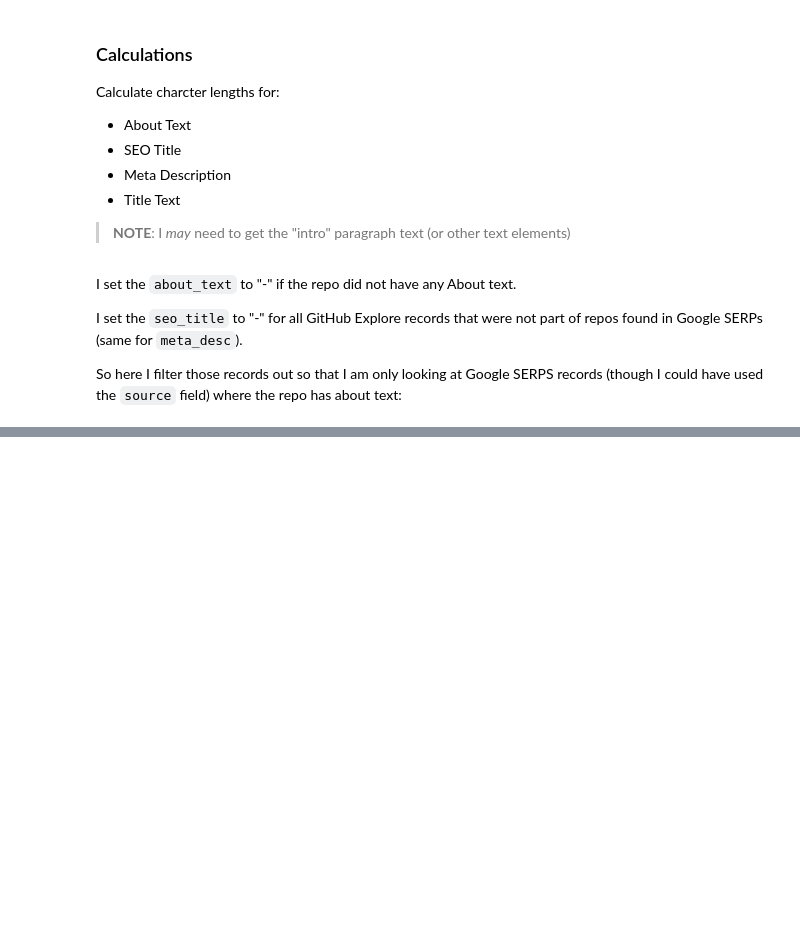
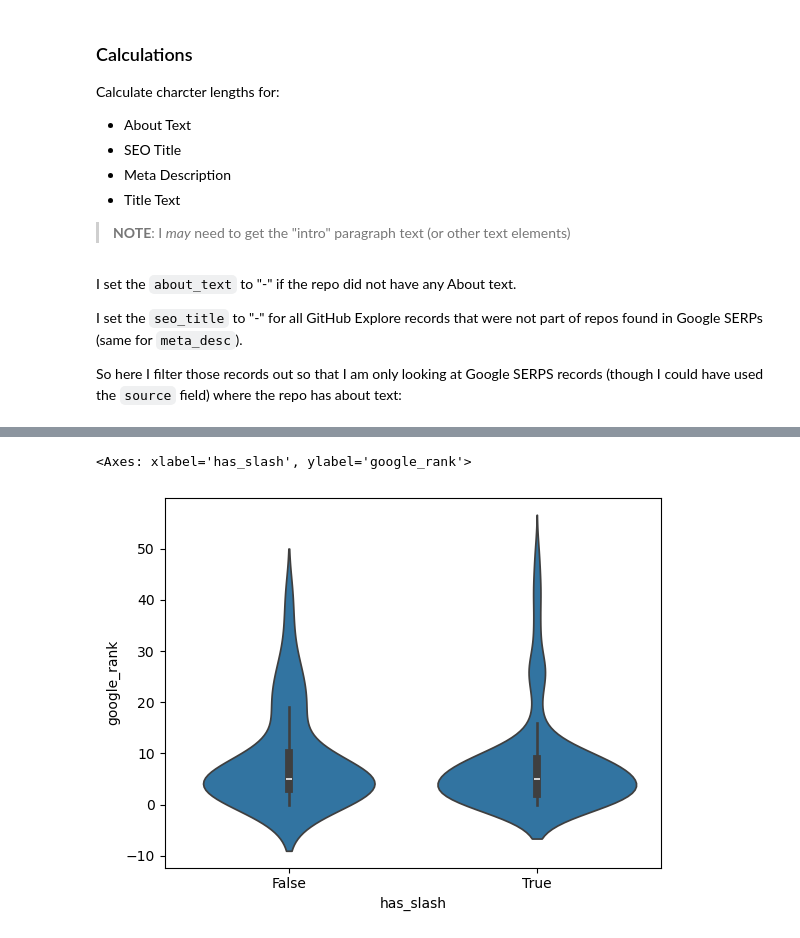
Before and after one commit to Kernix13/github-readme-seo-analysis, a Jupyter notebook: notebooks/02_google_rank.ipynb, the cells around one changed output, grey strips where cells are left out. Saved outputs shown, nothing was run; the diff lists cells and outputs as text; code cells hidden in the pictures; blank space fills up the shorter version.

```diff
--- a/notebooks/02_google_rank.ipynb
+++ b/notebooks/02_google_rank.ipynb
@@ -81,0 +114,6 @@ df_about_seo
+# %%
+# How do I interpret this?
+sns.violinplot(data=df_about_seo, x='has_slash', y='google_rank')
+# %% [output]
+<Axes: xlabel='has_slash', ylabel='google_rank'>
+[figure, added]
```
Also changed, not shown: parts of 15 cells of this notebook, 1 other file.
